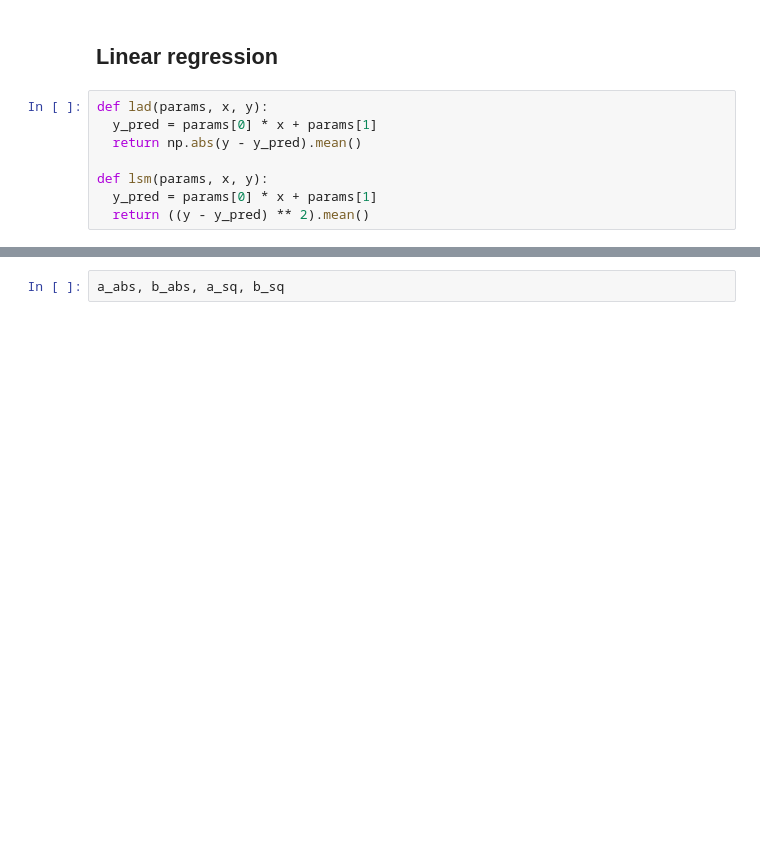
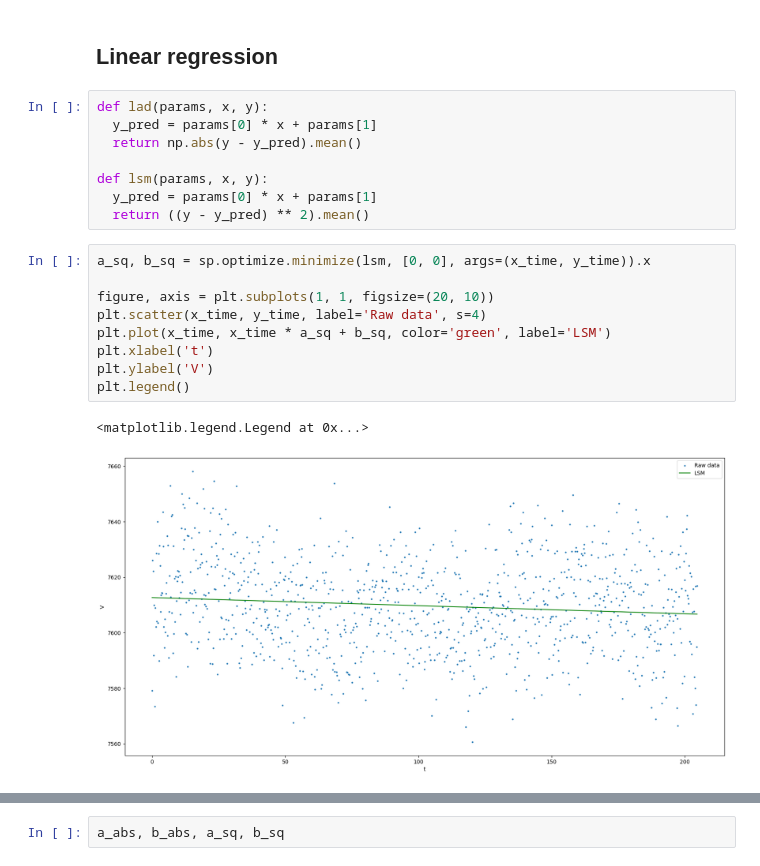
Before and after one commit to vladimir-skvortsov/math-stats-course-work, a Jupyter notebook: main.ipynb, the cells around one changed output, grey strips where cells are left out. Saved outputs shown, nothing was run; the diff lists cells and outputs as text; blank space fills up the shorter version.

Commit message:
Divide plots

```diff
--- a/main.ipynb
+++ b/main.ipynb
@@ -103,5 +103,17 @@ def lad(params, x, y):
 def lsm(params, x, y):
   y_pred = params[0] * x + params[1]
   return ((y - y_pred) ** 2).mean()
+# %%
+a_sq, b_sq = sp.optimize.minimize(lsm, [0, 0], args=(x_time, y_time)).x
+
+figure, axis = plt.subplots(1, 1, figsize=(20, 10))
+plt.scatter(x_time, y_time, label='Raw data', s=4)
+plt.plot(x_time, x_time * a_sq + b_sq, color='green', label='LSM')
+plt.xlabel('t')
+plt.ylabel('V')
+plt.legend()
+# %% [output]
+<matplotlib.legend.Legend at 0x...>
+[figure, added]
 # %%
 a_abs, b_abs = sp.optimize.minimize(lad, [0, 0], args=(x_time, y_time)).x
```
Also changed, not shown: parts of 8 cells of this notebook.
